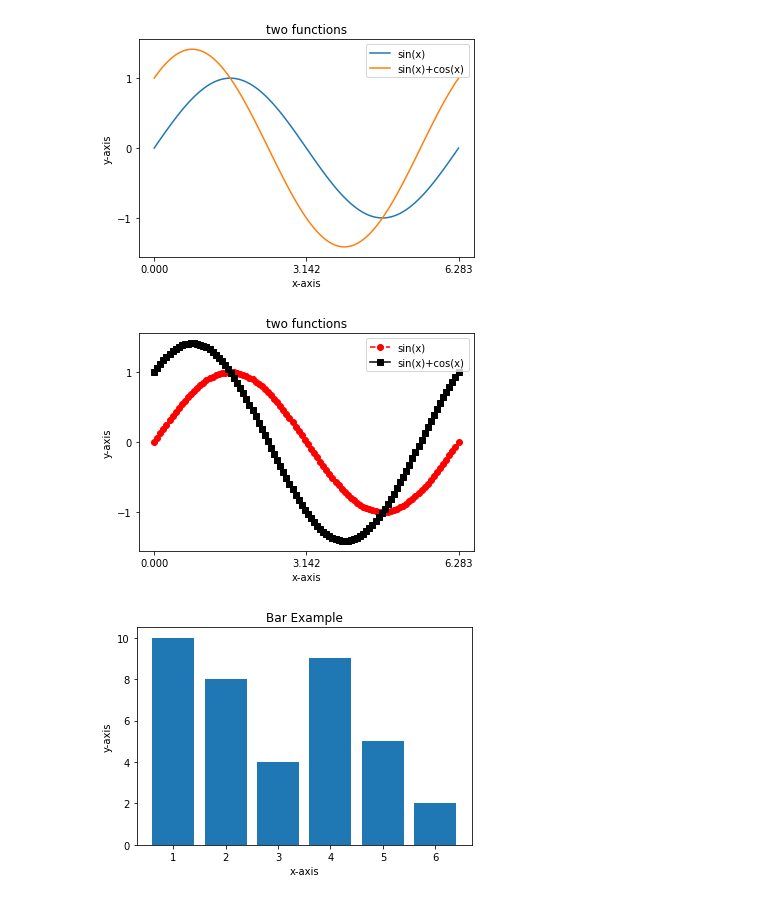
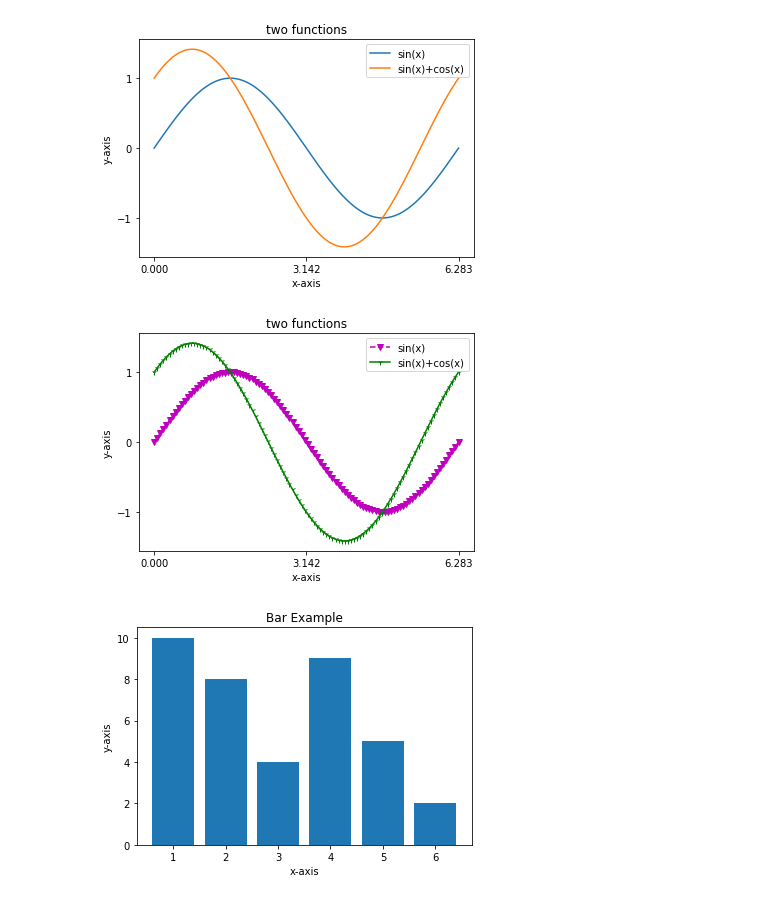
Before and after one commit to 1801310khm/knu_bdna_2022, a Jupyter notebook: 김현민_2강_3강.ipynb, the cells around one changed output. Saved outputs shown, nothing was run; the diff lists cells and outputs as text; code cells hidden in the pictures.

```diff
--- a/김현민_2강_3강.ipynb
+++ b/김현민_2강_3강.ipynb
@@ -225,17 +225,17 @@ plt.show()
 # %%
 x=np.linspace(0,2*np.pi,100)
 y1=np.sin(x)
 y2=np.sin(x)+np.cos(x)
-plt.plot(x,y1,'ro--',x,y2,'ks-')
+plt.plot(x,y1,'mv--',x,y2,'g1-')
 plt.xticks([0,np.pi,2*np.pi])
 plt.yticks([-1,0,+1])
 plt.xlabel('x-axis')
 plt.ylabel('y-axis')
 plt.title('two functions')
 plt.legend(['sin(x)','sin(x)+cos(x)'])
 plt.show()
 # %% [output]
-[figure, old version]
+[figure, new version]
 # %%
 x=np.linspace(1,6,6)
 y=np.array([10,8,4,9,5,2])
```
Also changed, not shown: parts of 1 cell of this notebook.
